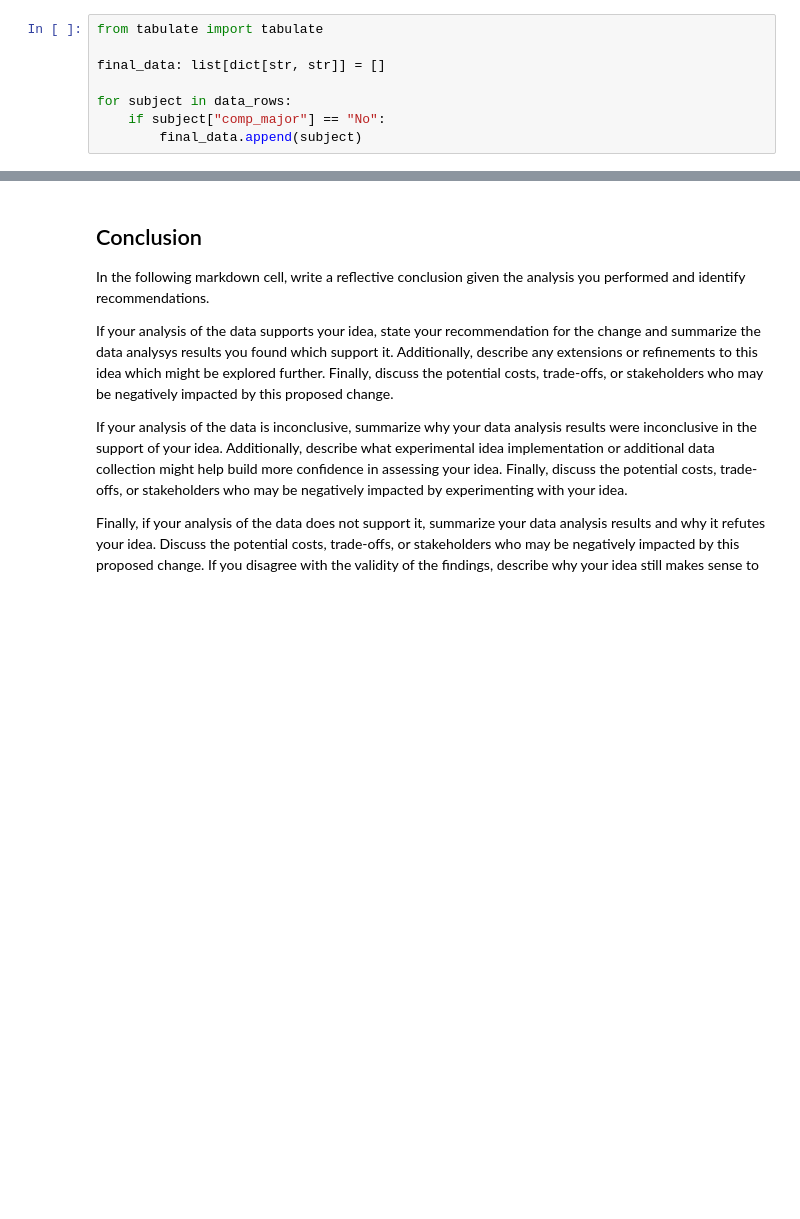
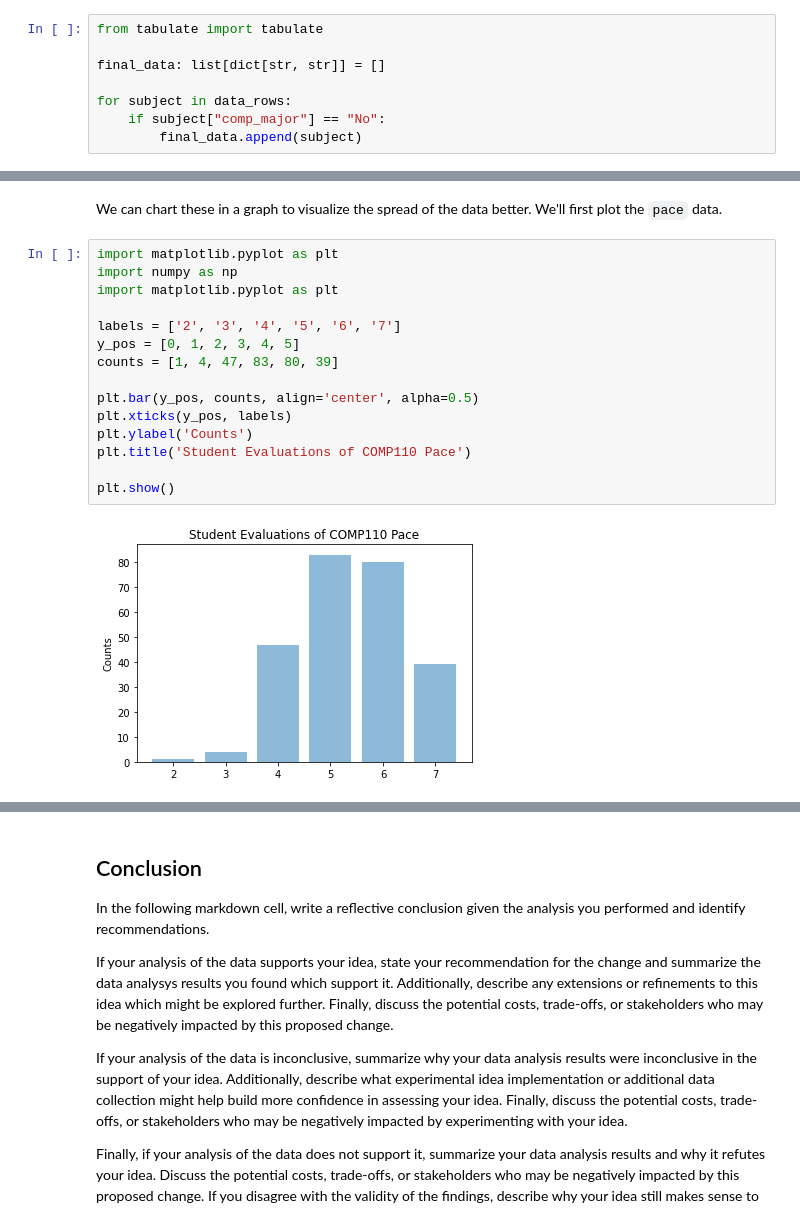
Before and after one commit to mnk48/comp110-22s-workspace, a Jupyter notebook: exercises/ex08/analysis.ipynb, the cells around one changed output, grey strips where cells are left out. Drawn from its saved outputs; the diff is of its cells as text; blank space fills up the shorter version.

```diff
--- a/exercises/ex08/analysis.ipynb
+++ b/exercises/ex08/analysis.ipynb
@@ -113,0 +162,19 @@ tabulate(head(selected_data, 5), selected_data.keys(), "html")
+# %% [markdown]
+We can chart these in a graph to visualize the spread of the data better. We'll first plot the `pace` data.
+# %%
+import matplotlib.pyplot as plt
+import numpy as np
+import matplotlib.pyplot as plt
+
+labels = ['2', '3', '4', '5', '6', '7']
+y_pos = [0, 1, 2, 3, 4, 5]
+counts = [1, 4, 47, 83, 80, 39]
+
+plt.bar(y_pos, counts, align='center', alpha=0.5)
+plt.xticks(y_pos, labels)
+plt.ylabel('Counts')
+plt.title('Student Evaluations of COMP110 Pace')
+
+plt.show()
+# %% [output]
+[figure, added]
```
Also changed, not shown: parts of 23 cells of this notebook, 1 other file.
